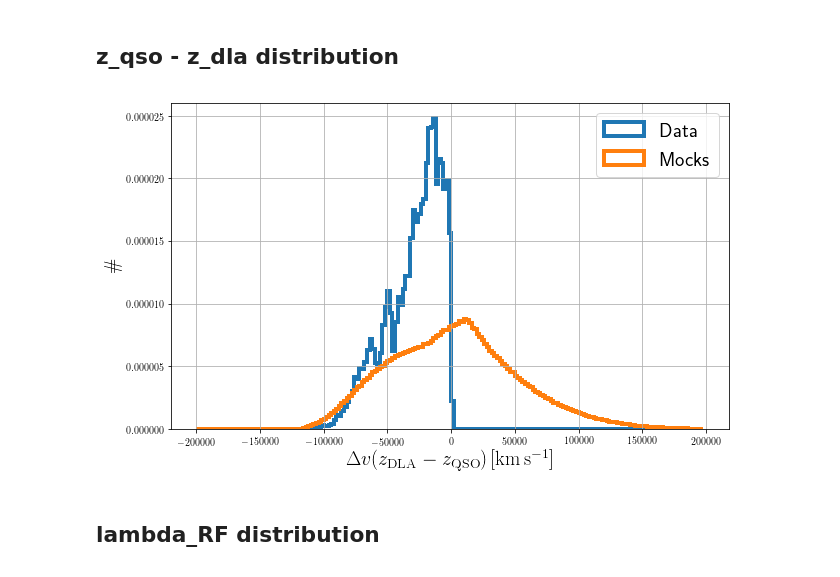
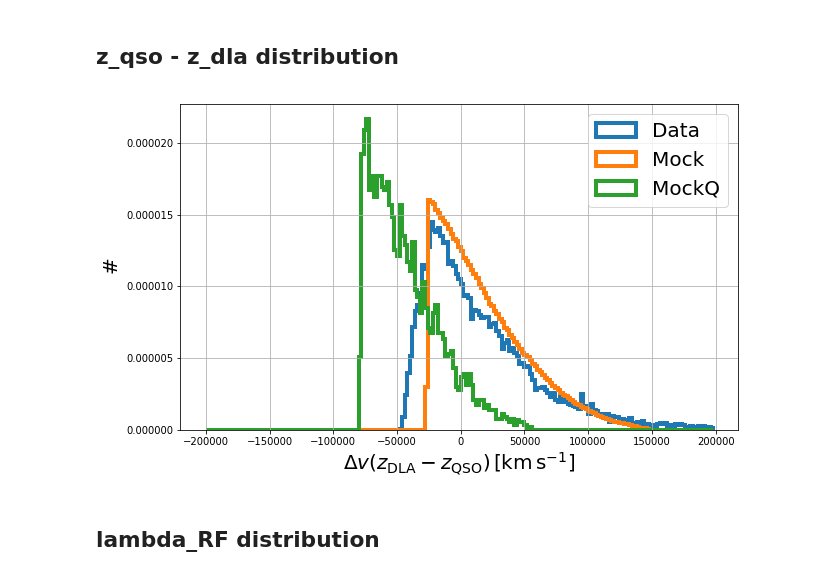
Before and after one commit to igmhub/desi_QA, a Jupyter notebook: Mocks/QA_DLA.ipynb, the cells around one changed output. Saved outputs shown, nothing was run; the diff lists cells and outputs as text; code cells hidden in the pictures.

```diff
--- a/Mocks/QA_DLA.ipynb
+++ b/Mocks/QA_DLA.ipynb
@@ -153,11 +168,14 @@ for i in sp.arange(15,24,0.5):
 # %% [markdown]
 ## Redshift distribution
 # %%
+fig=plt.figure(dpi=100)
 toPlot = {'QSO':mock['QSO_catalog'],
          'DLA':mock['DLA_catalog'],
+         'DLA_Q':mock2['DLA_catalog'],
          'dataQSO':data['QSO_catalog'],
          'dataDLA':data['DLA_catalog']}
-redshift_key = {'QSO':'Z_QSO_RSD', 'DLA':'Z', 'dataQSO':'Z','dataDLA':'Z'}
+
+redshift_key = {'QSO':'Z_QSO_RSD', 'DLA':'ZDLA', 'DLA_Q':'ZDLA','dataQSO':'Z','dataDLA':'Z'}
 
 bins = sp.arange(1.5,7.,0.02)
 for name,path in sorted(toPlot.items()):
@@ -186,7 +204,8 @@ toPlot = {'QSO':mock['QSO_catalog'],
          'DLA':mock['DLA_catalog'],
          'dataQSO':data['QSO_catalog'],
          'dataDLA':data['DLA_catalog']}
-redshift_key = {'QSO':'Z_QSO_RSD', 'DLA':'Z', 'dataQSO':'Z','dataDLA':'Z'}
+
+redshift_key = {'QSO':'Z_QSO_RSD', 'DLA':'ZDLA', 'dataQSO':'Z','dataDLA':'Z'}
 
 bins = sp.arange(1.7,7.,0.02)
 for tpe in ['data','']:
@@ -214,13 +233,29 @@ plt.grid()
 # %% [markdown]
 ## NHI distribution
+# %%
+###Define useful functions. Maybe we should move this to a script...
+from astropy.cosmology import Planck15 as cosmo
+from astropy.table import Table
+import astropy.io.fits as pyfits
+
+def fNH(zqso,nhi,zmin=0,bins=15):
+    Xmin=cosmo.absorption_distance(zmin)
+    dX=cosmo.absorption_distance(zqso)-Xmin
+    n,bins=sp.histogram(nhi,bins=bins)
+    deltanhi=10**bins-10**(sp.roll(bins,1))
+    return bins[1:],n/(deltanhi[1:]*dX.sum())
+
+expectedNHI='/project/projectdirs/desi/mocks/lya_forest/london/tools/'
 # %%
-toPlot = {'Mocks':mock['DLA_catalog'], 'Data':data['DLA_catalog']}
+#First plot a simple histogram.
+toPlot = {'Mocks':mock['DLA_catalog'], 'MocksQ':mock2['DLA_catalog'],'Data':data['DLA_catalog']}
 bins = sp.arange(19.,22.5,0.02)
 for name,path in sorted(toPlot.items()):
     h = fitsio.FITS(path)
     nhi = h[1]['NHI'][:]
     h.close()
     plt.hist(nhi,bins=bins,histtype='step',label=name,density=True,linewidth=4)
+
 
 ###
 #h = fitsio.FITS('$HOME/Programs/desi/code/desisim/py/desisim/data/fN_spline_z24.fits.gz')
@@ -229,6 +264,7 @@ for name,path in sorted(toPlot.items()):
 #h.close()
 #plt.plot(NHI,d,linewidth=4)
 
+
 plt.xlabel(r'$NHI$')
 plt.ylabel(r'$\mathrm{\#}$')
 plt.legend()
@@ -238,22 +310,26 @@ plt.grid()
 # %% [markdown]
 ## z_qso - z_dla distribution
 # %%
-toPlot = {'Mocks':mock['DLA_catalog'], 'Data':data['DLA_catalog']}
+toPlot = {'Mock':mock['DLA_catalog'],'MockQ':mock2['DLA_catalog'],'Data':data['DLA_catalog']}
+
+redshift_key = { 'Data':'Z', 'Mock':'ZDLA','MockQ':'ZDLA'}
+
+
+
 bins = sp.arange(-200000.,200000.,2000.)
 for name,path in sorted(toPlot.items()):
-    h = fitsio.FITS(path)
-    zdla = h[1]['Z'][:]
-    zqso = h[1]['ZQSO'][:]
+    h = Table.read(path)
+    zdla=h[redshift_key[name]]
+    zqso = h[1]['ZQSO']
     c = (scipy.constants.speed_of_light/1000.) #- km/s
     dv = c*(zdla-zqso)/(1.+zqso)
-    h.close()
     plt.hist(dv,bins=bins,histtype='step',label=name,density=True,linewidth=4)
 plt.xlabel(r'$\Delta v(z_{\mathrm{DLA}}-z_{\mathrm{QSO}}) \, [\mathrm{km\,s^{-1}}]$')
 plt.ylabel(r'$\mathrm{\#}$')
 plt.legend()
 plt.grid()
 # %% [output]
-[figure, old version]
+[figure, new version]
 # %% [markdown]
 ## lambda_RF distribution
 # %% [markdown]
```
Also changed, not shown: parts of 13 cells of this notebook.
